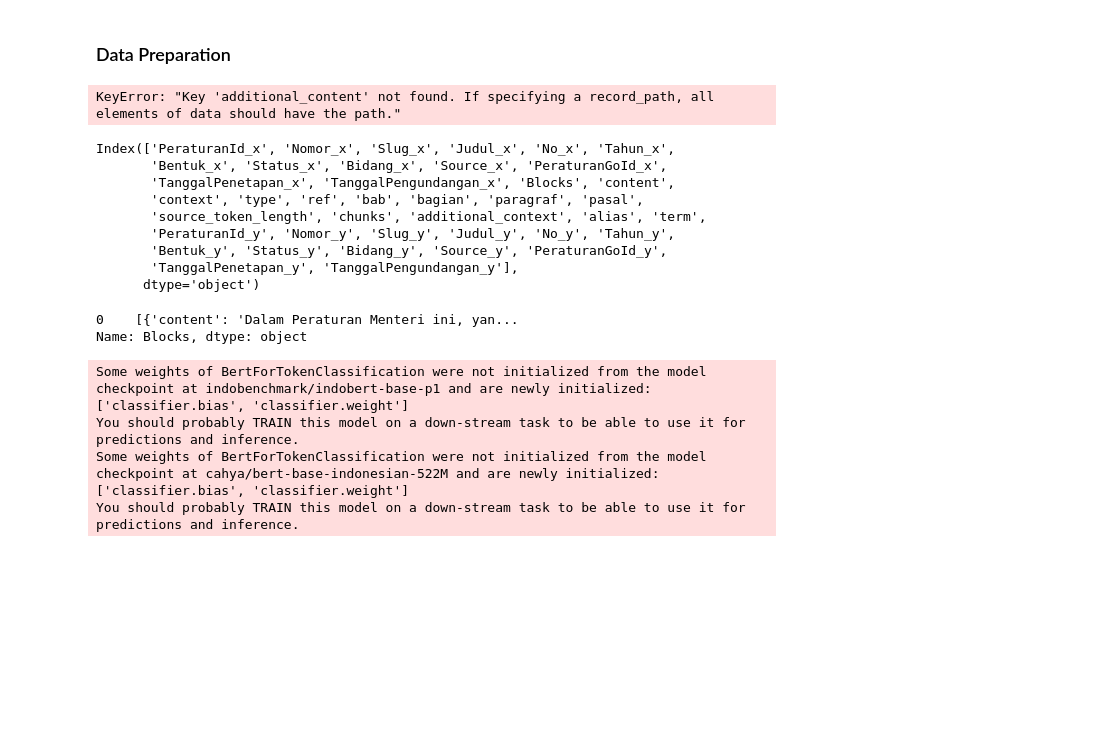
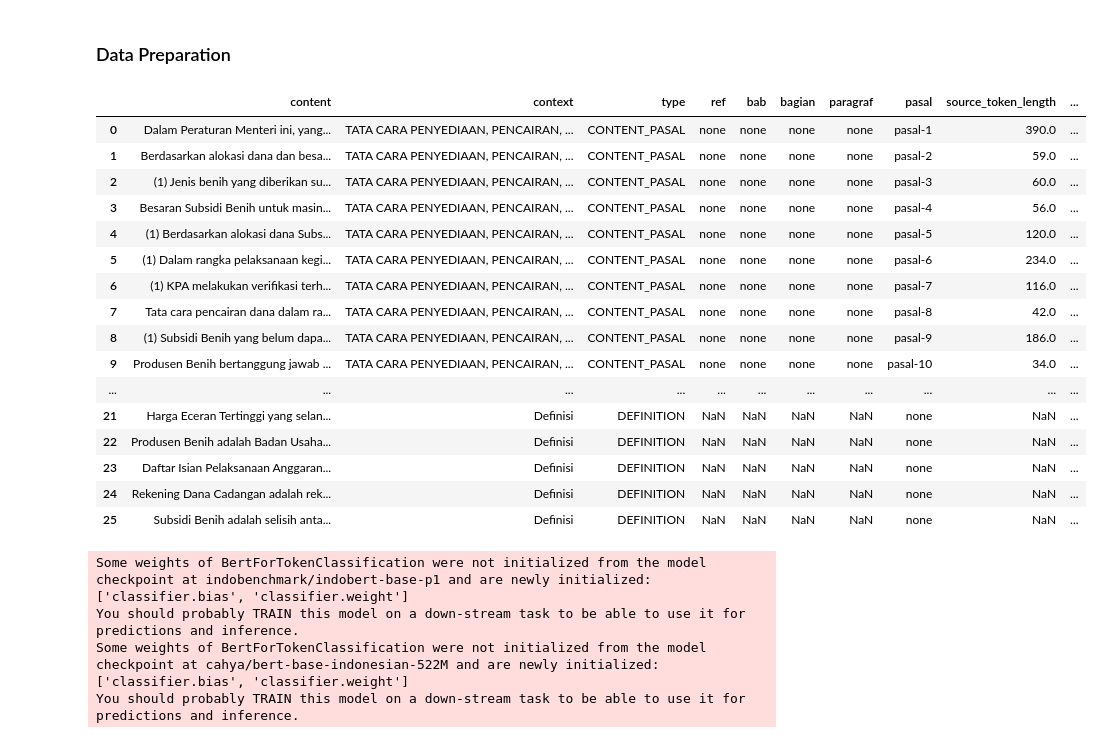
Before and after one commit to ricardo-dodo/Legalytics, a Jupyter notebook: extraction.ipynb, the cells around one changed output. Saved outputs shown, nothing was run; the diff lists cells and outputs as text; code cells hidden in the pictures; blank space fills up the shorter version.

Commit message:
add data preprocessing for opensearch

```diff
--- a/extraction.ipynb
+++ b/extraction.ipynb
@@ -18,73 +18,50 @@ from opensearchpy import OpenSearch
 # %%
 from opensearchpy import OpenSearch
 from pandas import json_normalize
 
 # Set up OpenSearch connection with environment variables
 client = OpenSearch(
     hosts=[{'host': ('62.72.7.91'), 'port': (('9200'))}],
     http_auth=(('admin_jdih'), ('JDIHjuara6065')),
     use_ssl=True,
     verify_certs=False,
     ssl_assert_hostname=False,
     ssl_show_warn=False
 )
 
 # Specify the document ID
 document_id = "66-pmk.02-2013"
 
 # Retrieve the document by ID
 response = client.get(index="law_analyzer_new4", id=document_id)
 
 # Extract the document source
 data = response['_source']
 
-# Normalize the nested data in 'Blocks'
-blocks_data = json_normalize(data, record_path=['Blocks'],
-                             meta=['PeraturanId', 'Nomor', 'Slug', 'Judul', 'No', 'Tahun', 'Bentuk', 'Status', 'Bidang', 'Source', 'PeraturanGoId', 'TanggalPenetapan', 'TanggalPengundangan'],
-                             record_prefix='Blocks_', errors='ignore')
+# Normalize the nested data
+flat_data = json_normalize(data, record_path=['Blocks'],
+                           meta=['PeraturanId', 'Nomor', 'Slug', 'Judul', 'No', 'Tahun', 'Bentuk', 'Status', 'Bidang', 'Source', 'PeraturanGoId', 'TanggalPenetapan', 'TanggalPengundangan'])
 
-# Normalize the nested data in 'chunks'
-chunks_data = json_normalize(data, record_path=['Blocks', 'chunks'],
-                             meta=['PeraturanId', 'Nomor', 'Slug', 'Judul', 'No', 'Tahun', 'Bentuk', 'Status', 'Bidang', 'Source', 'PeraturanGoId', 'TanggalPenetapan', 'TanggalPengundangan',
-                                   ['Blocks', 'content'], ['Blocks', 'context'], ['Blocks', 'type'], ['Blocks', 'ref'], ['Blocks', 'bab'], ['Blocks', 'bagian'], ['Blocks', 'paragraf'], ['Blocks', 'pasal'], ['Blocks', 'source_token_length']],
-                             record_prefix='chunks_', errors='ignore')
-
-# Normalize the nested data in 'additional_context'
-additional_context_data = json_normalize(data, record_path=['Blocks', 'additional_context'],
-                                         meta=['PeraturanId', 'Nomor', 'Slug', 'Judul', 'No', 'Tahun', 'Bentuk', 'Status', 'Bidang', 'Source', 'PeraturanGoId', 'TanggalPenetapan', 'TanggalPengundangan',
-                                               ['Blocks', 'content'], ['Blocks', 'context'], ['Blocks', 'type'], ['Blocks', 'ref'], ['Blocks', 'bab'], ['Blocks', 'bagian'], ['Blocks', 'paragraf'], ['Blocks', 'pasal'], ['Blocks', 'source_token_length']],
-                                         record_prefix='additional_context_', errors='ignore')
-
-# Normalize the top-level data
-top_level_data = json_normalize(data)
-
-# Merge the dataframes
-merged_data = top_level_data.merge(blocks_data, how='cross') \
-                            .merge(chunks_data, how='outer') \
-                            .merge(additional_context_data, how='outer')
-
-# Display the merged dataframe
-print(merged_data)
+flat_data = flat_data.drop(columns=['chunks'])
+flat_data
 # %% [output]
-KeyError: "Key 'additional_content' not found. If specifying a record_path, all elements of data should have the path."
+|  | content | context | type | ref | bab | bagian | paragraf | pasal | source_token_length | ... |
+| 0 | Dalam Peraturan Menteri ini, yang... | TATA CARA PENYEDIAAN, PENCAIRAN, ... | CONTENT_PASAL | none | none | none | none | pasal-1 | 390.0 | ... |
+| 1 | Berdasarkan alokasi dana dan besa... | TATA CARA PENYEDIAAN, PENCAIRAN, ... | CONTENT_PASAL | none | none | none | none | pasal-2 | 59.0 | ... |
+| 2 | (1) Jenis benih yang diberikan su... | TATA CARA PENYEDIAAN, PENCAIRAN, ... | CONTENT_PASAL | none | none | none | none | pasal-3 | 60.0 | ... |
+| 3 | Besaran Subsidi Benih untuk masin... | TATA CARA PENYEDIAAN, PENCAIRAN, ... | CONTENT_PASAL | none | none | none | none | pasal-4 | 56.0 | ... |
+| 4 | (1) Berdasarkan alokasi dana Subs... | TATA CARA PENYEDIAAN, PENCAIRAN, ... | CONTENT_PASAL | none | none | none | none | pasal-5 | 120.0 | ... |
+| 5 | (1) Dalam rangka pelaksanaan kegi... | TATA CARA PENYEDIAAN, PENCAIRAN, ... | CONTENT_PASAL | none | none | none | none | pasal-6 | 234.0 | ... |
+| 6 | (1) KPA melakukan verifikasi terh... | TATA CARA PENYEDIAAN, PENCAIRAN, ... | CONTENT_PASAL | none | none | none | none | pasal-7 | 116.0 | ... |
+| 7 | Tata cara pencairan dana dalam ra... | TATA CARA PENYEDIAAN, PENCAIRAN, ... | CONTENT_PASAL | none | none | none | none | pasal-8 | 42.0 | ... |
+| 8 | (1) Subsidi Benih yang belum dapa... | TATA CARA PENYEDIAAN, PENCAIRAN, ... | CONTENT_PASAL | none | none | none | none | pasal-9 | 186.0 | ... |
+| 9 | Produsen Benih bertanggung jawab ... | TATA CARA PENYEDIAAN, PENCAIRAN, ... | CONTENT_PASAL | none | none | none | none | pasal-10 | 34.0 | ... |
+| ... | ... | ... | ... | ... | ... | ... | ... | ... | ... | ... |
+| 21 | Harga Eceran Tertinggi yang selan... | Definisi | DEFINITION | NaN | NaN | NaN | NaN | none | NaN | ... |
+| 22 | Produsen Benih adalah Badan Usaha... | Definisi | DEFINITION | NaN | NaN | NaN | NaN | none | NaN | ... |
+| 23 | Daftar Isian Pelaksanaan Anggaran... | Definisi | DEFINITION | NaN | NaN | NaN | NaN | none | NaN | ... |
+| 24 | Rekening Dana Cadangan adalah rek... | Definisi | DEFINITION | NaN | NaN | NaN | NaN | none | NaN | ... |
+| 25 | Subsidi Benih adalah selisih anta... | Definisi | DEFINITION | NaN | NaN | NaN | NaN | none | NaN | ... |
-# %%
-#list column names
-merged_data.columns
-# %% [output]
-Index(['PeraturanId_x', 'Nomor_x', 'Slug_x', 'Judul_x', 'No_x', 'Tahun_x',
-       'Bentuk_x', 'Status_x', 'Bidang_x', 'Source_x', 'PeraturanGoId_x',
-       'TanggalPenetapan_x', 'TanggalPengundangan_x', 'Blocks', 'content',
-       'context', 'type', 'ref', 'bab', 'bagian', 'paragraf', 'pasal',
-       'source_token_length', 'chunks', 'additional_context', 'alias', 'term',
-       'PeraturanId_y', 'Nomor_y', 'Slug_y', 'Judul_y', 'No_y', 'Tahun_y',
-       'Bentuk_y', 'Status_y', 'Bidang_y', 'Source_y', 'PeraturanGoId_y',
-       'TanggalPenetapan_y', 'TanggalPengundangan_y'],
-      dtype='object')
-# %%
-flat_data['Blocks']
-# %% [output]
-0    [{'content': 'Dalam Peraturan Menteri ini, yan...
-Name: Blocks, dtype: object
 # %%
 # Set up the IndoBERT NER model
 model_name = "indobenchmark/indobert-base-p1"
```
